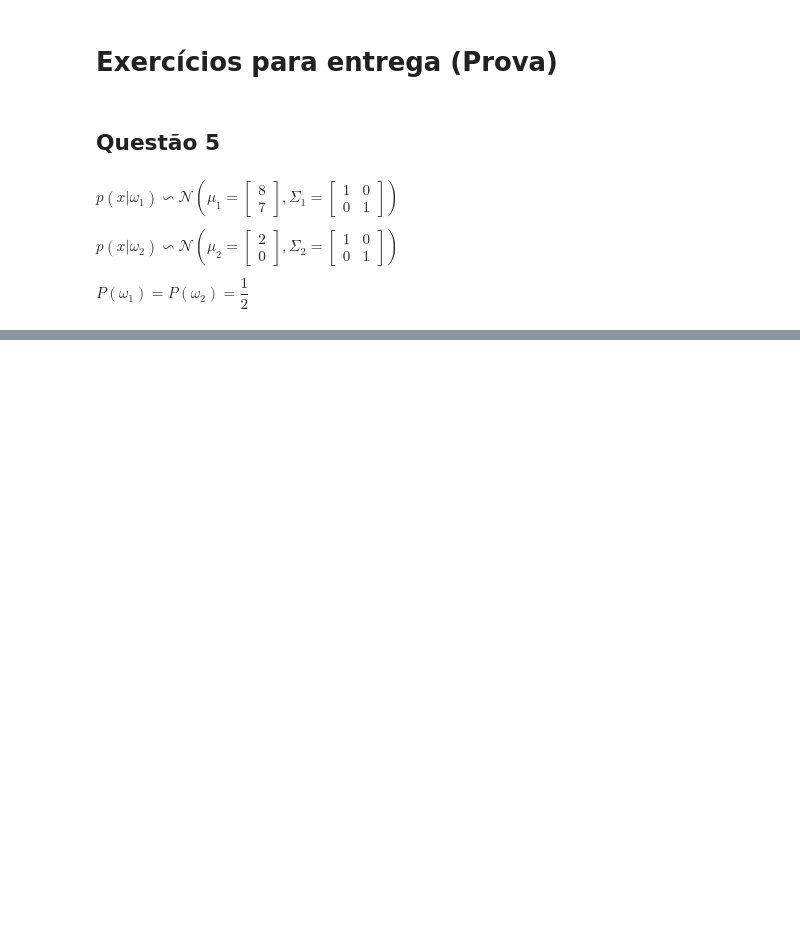
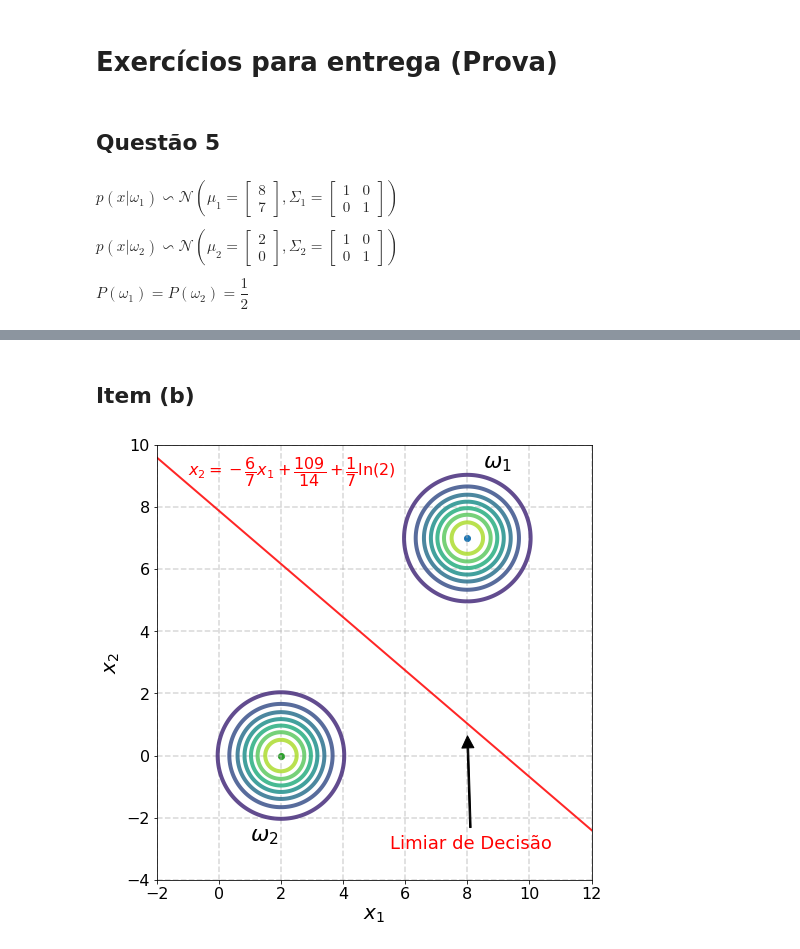
Before and after one commit to titocaco/disciplina_ml, a Jupyter notebook: ml_prova_5.ipynb, the cells around one changed output, grey strips where cells are left out. Drawn from its saved outputs; the diff is of its cells as text; code cells hidden in the pictures; blank space fills up the shorter version.

```diff
--- a/ml_prova_5.ipynb
+++ b/ml_prova_5.ipynb
@@ -82,0 +87,64 @@ plt.show()
+# %% [markdown]
+## Item (b)
+# %%
+x, y = np.mgrid[-2:12.01:0.01, -4:10.01:0.01]
+pos = np.dstack((x, y))
+
+mu1 = [8, 7]
+mu2 = [2, 0]
+
+epsilon1 = [[1, 0], [0, 1]]
+epsilon2 = [[1, 0], [0, 1]]
+
+plt.figure(figsize=(10, 8))
+plt.axes().set_aspect('equal')
+
+plt.scatter(mu1[0], mu1[1], color='C0')
+plt.scatter(mu2[0], mu2[1], color='C2')
+
+rv1 = multivariate_normal(mu1, epsilon1)
+plt.annotate(r'$\omega_{1}$', xy=(8.5, 9.25), fontsize=22)
+rv2 = multivariate_normal(mu2, epsilon2)
+plt.annotate(r'$\omega_{2}$', xy=(1.0, -2.75), fontsize=22)
+
+plt.contour(x, y, rv1.pdf(pos), linewidths=4, alpha=0.85)
+# plt.contourf(x, y, rv1.pdf(pos))
+
+plt.contour(x, y, rv2.pdf(pos), linewidths=4, alpha=0.85)
+# plt.contourf(x, y, rv2.pdf(pos))
+
+# plt.colorbar()
+
+a = -6/7
+b = 109/14 + 1/7 * np.log(2)
+
+x1 = np.linspace(-2, 12, 10000, endpoint=True)
+x2 = a * x1 + b
+plt.plot(x1, x2, LineWidth=2, linestyle='-', color='red', alpha=0.85)
+
+plt.annotate('Limiar de Decisão',
+             xy=(8, 0.8),
+             xytext=(5.5, -3),
+             arrowprops=dict(facecolor='black',
+                             shrink=0.05,
+                             width=1.5,
+                             edgecolor='black'),
+             color='red',
+             fontsize=18)
+
+plt.annotate(r'$x_{2} = -\dfrac{6}{7}x_{1} + \dfrac{109}{14} + \dfrac{1}{7}\ln(2)$', xy=(-1, 9), fontsize=16, color='red')
+
+plt.xticks(fontsize=16)
+plt.yticks(fontsize=16)
+plt.xlabel(r'$x_{1}$', fontsize=20)
+plt.ylabel(r'$x_{2}$', fontsize=20)
+plt.xlim(-2, 12)
+plt.ylim(-4, 10)
+
+plt.grid(True, linestyle='--', linewidth=1.5, alpha=0.5)
+
+plt.savefig('ml_prova_05b.pdf', formar='pdf', dpi=300, transparent=True, bbox_inches='tight')
+
+plt.show()
+# %% [output]
+[figure, added]
```
Also changed, not shown: parts of 4 cells of this notebook.
